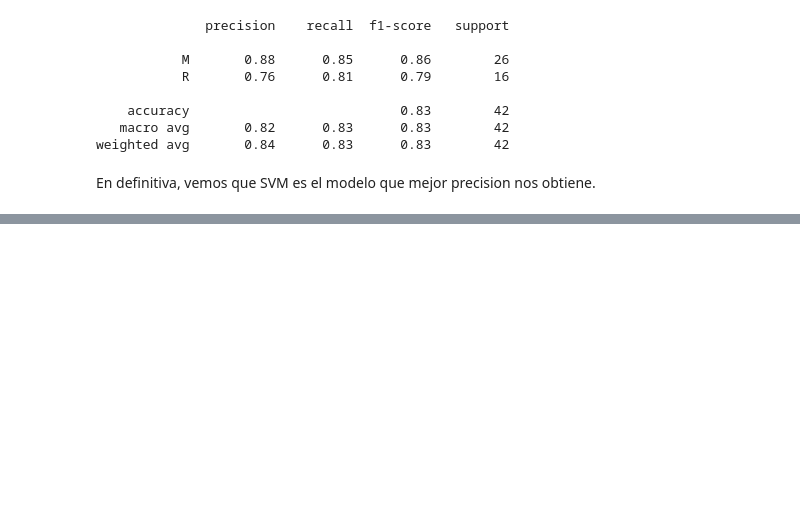
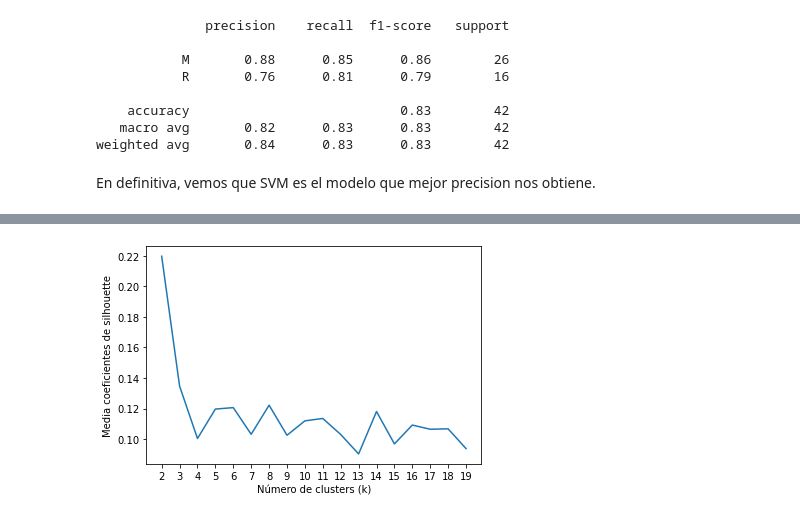
Before and after one commit to Josemvg/Data-Analytics, a Jupyter notebook: GMI/Practicas/Proyecto-Cilindros/entregaEquipo05.ipynb, the cells around one changed output, grey strips where cells are left out. Saved outputs shown, nothing was run; the diff lists cells and outputs as text; code cells hidden in the pictures; blank space fills up the shorter version.

```diff
--- a/GMI/Practicas/Proyecto-Cilindros/entregaEquipo05.ipynb
+++ b/GMI/Practicas/Proyecto-Cilindros/entregaEquipo05.ipynb
@@ -422,0 +536,17 @@ En definitiva, vemos que SVM es el modelo que mejor precision nos obtiene.
+# %%
+# A list holds the silhouette coefficients for each k
+silhouette_coefficients = []
+
+for k in range(2, 20):
+    kmeans = KMeans(n_clusters=k)
+    kmeans.fit(scaledData)
+    score = silhouette_score(scaledData, kmeans.labels_)
+    silhouette_coefficients.append(score)
+# %%
+plt.plot(range(2, 20), silhouette_coefficients)
+plt.xticks(range(2, 20))
+plt.xlabel("Número de clusters (k)")
+plt.ylabel("Media coeficientes de silhouette")
+plt.show()
+# %% [output]
+[figure, added]
```
Also changed, not shown: parts of 33 cells of this notebook, 5 other files.
